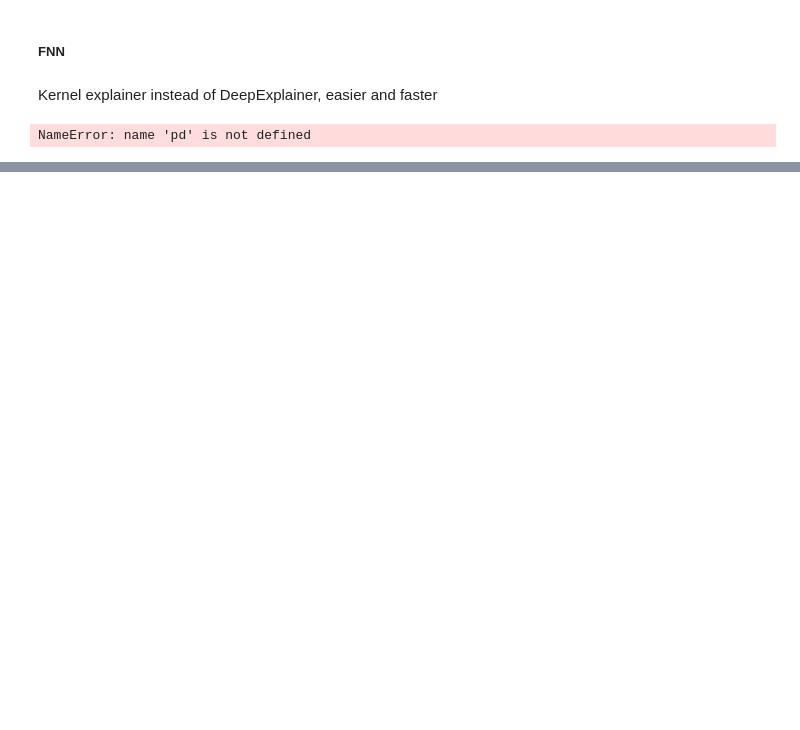
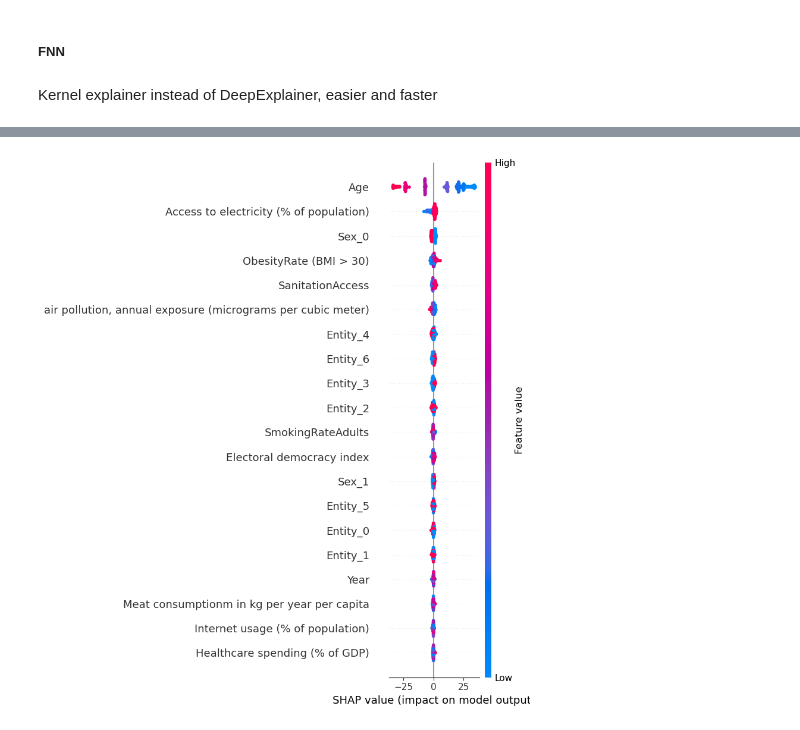
Before and after one commit to HarisFetic/Lebenserwartungs-Rechner-Projekt, a Jupyter notebook: sven/final.ipynb, the cells around one changed output, grey strips where cells are left out. Saved outputs shown, nothing was run; the diff lists cells and outputs as text; code cells hidden in the pictures; blank space fills up the shorter version.

```diff
--- a/sven/final.ipynb
+++ b/sven/final.ipynb
@@ -1342,17 +1270,17 @@ def model_predict(data):
     model_binary.eval()  # Set the model to evaluation mode
     with torch.no_grad():
         predictions = model_binary(data).numpy()  # Get predictions
-    return predictions
+    return predictions # (ChatGPT, 2023)
 
-# background dataset (could be a smaller random sample)
-background_data = torch.cat([batch[0] for batch in test_loader_binary], dim=0).numpy()
-background_sample = background_data[np.random.choice(background_data.shape[0], 1000, replace=False)]
+# background dataset (random sample subset to mnake it more computational efficient)
+background_data = torch.cat([batch[0] for batch in test_loader_binary], dim=0).numpy() # (ChatGPT, 2023)
+background_sample = background_data[np.random.choice(background_data.shape[0], 100, replace=False)] # (ChatGPT, 2023)
 
 # Create the SHAP explainer using KernelExplainer
 explainer = shap.KernelExplainer(model_predict, background_sample)
 
-# Calculate SHAP values for a sample of your test data
-X_test_sample = background_data[:1000]  # Adjust this as needed
+# Calculate SHAP values for a sample of test data
+X_test_sample = background_data[:200]  # Adjust this as needed
 shap_values = explainer.shap_values(X_test_sample)
 
 # Visualization in Jupyter Notebook
@@ -1367,4 +1295,3 @@ x_test_sample_array = X_test_sample.numpy() if torch.is_tensor(X_test_sample) el
 # For the summary plot
 shap.summary_plot(shap_values_instance, x_test_sample_array, feature_names=feature_names)
 # %% [output]
-NameError: name 'pd' is not defined
@@ -1370,0 +1299 @@ NameError: name 'pd' is not defined
+[figure, added]
```
Also changed, not shown: parts of 29 cells of this notebook, 5 other files.
